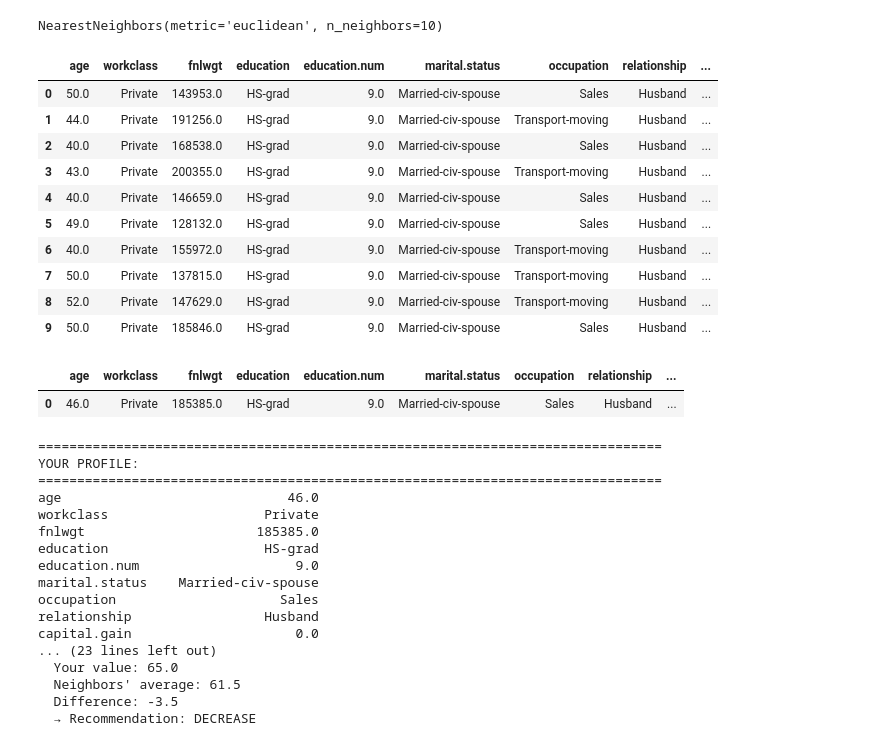
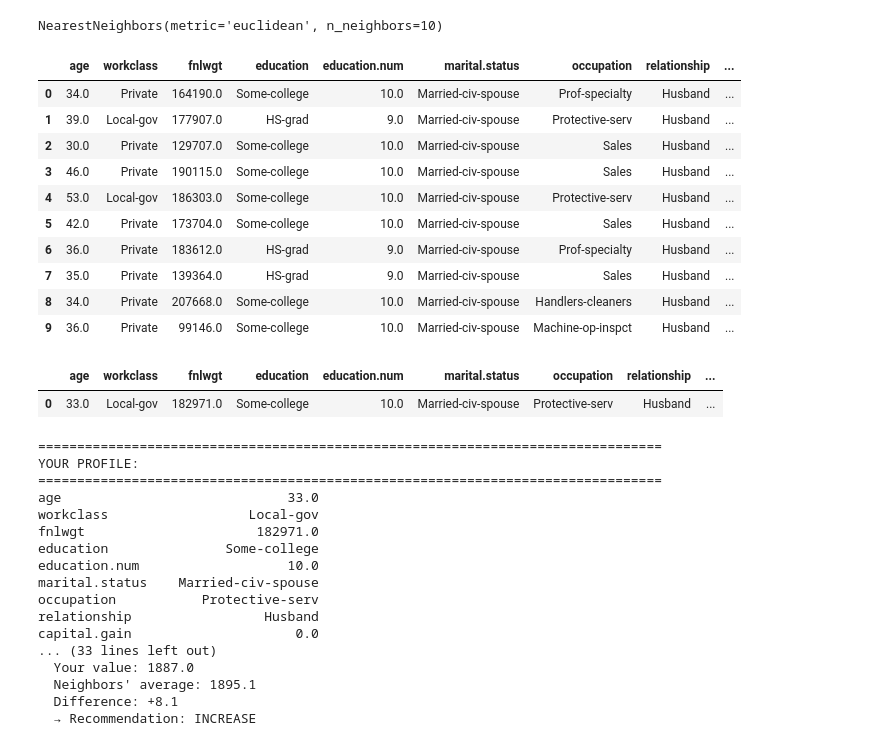
Before and after one commit to 4GeeksAcademy/agumarquez----Sistemas-de-Recomendaci-n---Tu-Futuro-seg-n-la-Data, a Jupyter notebook: src/explore.ipynb, the cells around one changed output. Drawn from its saved outputs; the diff is of its cells as text; code cells hidden in the pictures.

```diff
--- a/src/explore.ipynb
+++ b/src/explore.ipynb
@@ -243,26 +243,26 @@ def recomendador (user):
 
     return neighbours, user
 # %%
-vecinos, user = recomendador(X_test.iloc[[3]])
+vecinos, user = recomendador(X_test.iloc[[60]])
 
 vecinos
 # %% [output]
 |  | age | workclass | fnlwgt | education | education.num | marital.status | occupation | relationship | ... |
-| 0 | 50.0 | Private | 143953.0 | HS-grad | 9.0 | Married-civ-spouse | Sales | Husband | ... |
-| 1 | 44.0 | Private | 191256.0 | HS-grad | 9.0 | Married-civ-spouse | Transport-moving | Husband | ... |
-| 2 | 40.0 | Private | 168538.0 | HS-grad | 9.0 | Married-civ-spouse | Sales | Husband | ... |
-| 3 | 43.0 | Private | 200355.0 | HS-grad | 9.0 | Married-civ-spouse | Transport-moving | Husband | ... |
-| 4 | 40.0 | Private | 146659.0 | HS-grad | 9.0 | Married-civ-spouse | Sales | Husband | ... |
-| 5 | 49.0 | Private | 128132.0 | HS-grad | 9.0 | Married-civ-spouse | Sales | Husband | ... |
-| 6 | 40.0 | Private | 155972.0 | HS-grad | 9.0 | Married-civ-spouse | Transport-moving | Husband | ... |
-| 7 | 50.0 | Private | 137815.0 | HS-grad | 9.0 | Married-civ-spouse | Transport-moving | Husband | ... |
-| 8 | 52.0 | Private | 147629.0 | HS-grad | 9.0 | Married-civ-spouse | Transport-moving | Husband | ... |
-| 9 | 50.0 | Private | 185846.0 | HS-grad | 9.0 | Married-civ-spouse | Sales | Husband | ... |
+| 0 | 34.0 | Private | 164190.0 | Some-college | 10.0 | Married-civ-spouse | Prof-specialty | Husband | ... |
+| 1 | 39.0 | Local-gov | 177907.0 | HS-grad | 9.0 | Married-civ-spouse | Protective-serv | Husband | ... |
+| 2 | 30.0 | Private | 129707.0 | Some-college | 10.0 | Married-civ-spouse | Sales | Husband | ... |
+| 3 | 46.0 | Private | 190115.0 | Some-college | 10.0 | Married-civ-spouse | Sales | Husband | ... |
+| 4 | 53.0 | Local-gov | 186303.0 | Some-college | 10.0 | Married-civ-spouse | Protective-serv | Husband | ... |
+| 5 | 42.0 | Private | 173704.0 | Some-college | 10.0 | Married-civ-spouse | Sales | Husband | ... |
+| 6 | 36.0 | Private | 183612.0 | HS-grad | 9.0 | Married-civ-spouse | Prof-specialty | Husband | ... |
+| 7 | 35.0 | Private | 139364.0 | HS-grad | 9.0 | Married-civ-spouse | Sales | Husband | ... |
+| 8 | 34.0 | Private | 207668.0 | Some-college | 10.0 | Married-civ-spouse | Handlers-cleaners | Husband | ... |
+| 9 | 36.0 | Private | 99146.0 | Some-college | 10.0 | Married-civ-spouse | Machine-op-inspct | Husband | ... |
 # %%
 user
 # %% [output]
 |  | age | workclass | fnlwgt | education | education.num | marital.status | occupation | relationship | ... |
-| 0 | 46.0 | Private | 185385.0 | HS-grad | 9.0 | Married-civ-spouse | Sales | Husband | ... |
+| 0 | 33.0 | Local-gov | 182971.0 | Some-college | 10.0 | Married-civ-spouse | Protective-serv | Husband | ... |
 # %%
 def analyze_neighbors(neighbors, user):
     """
@@ -380,17 +380,17 @@ analyze_neighbors(vecinos, user)
 ================================================================================
 YOUR PROFILE:
 ================================================================================
-age                             46.0
-workclass                    Private
-fnlwgt                      185385.0
-education                    HS-grad
-education.num                    9.0
+age                             33.0
+workclass                  Local-gov
+fnlwgt                      182971.0
+education               Some-college
+education.num                   10.0
 marital.status    Married-civ-spouse
-occupation                     Sales
+occupation           Protective-serv
 relationship                 Husband
 capital.gain                     0.0
-... (23 lines left out)
-  Your value: 65.0
-  Neighbors' average: 61.5
-  Difference: -3.5
-  → Recommendation: DECREASE
+... (33 lines left out)
+  Your value: 1887.0
+  Neighbors' average: 1895.1
+  Difference: +8.1
+  → Recommendation: INCREASE
```
